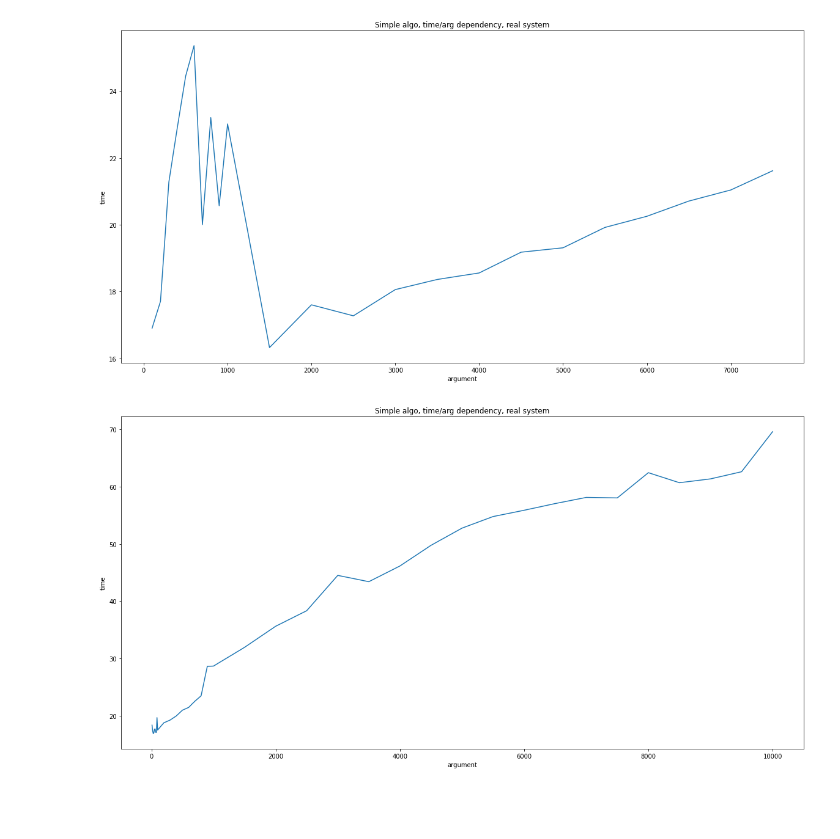
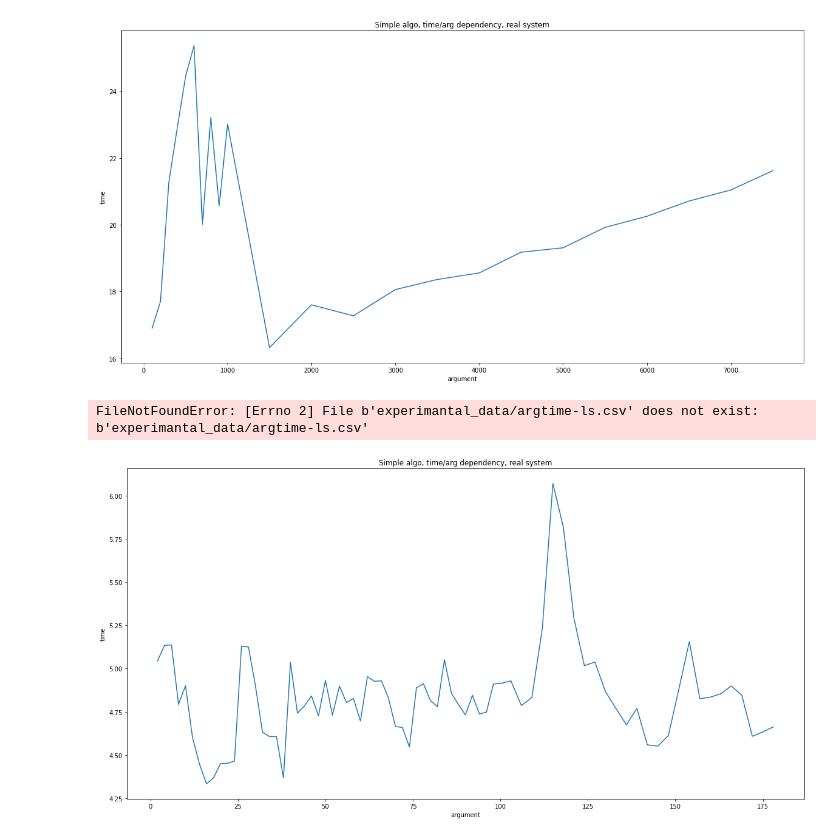
Before and after one commit to amonin7/knapsack_solution, a Jupyter notebook: Visualization.ipynb, the cells around one changed output. Cells and saved outputs as stored; diff of their text form; code cells hidden in the pictures; blank space fills up the shorter version.

Commit message:
refactored code to make experiments

```diff
--- a/Visualization.ipynb
+++ b/Visualization.ipynb
@@ -651,7 +651,12 @@ plot_best_arg_founding(df)
 # %% [output]
 [figure]
 # %%
-df = pd.read_csv('argtime-ls.csv', names=['time', 'arg'])
+df = pd.read_csv('experimantal_data/argtime-ls.csv', names=['time', 'arg'])
 plot_best_arg_founding(df)
 # %% [output]
-[figure, removed]
+FileNotFoundError: [Errno 2] File b'experimantal_data/argtime-ls.csv' does not exist: b'experimantal_data/argtime-ls.csv'
+# %%
+df = pd.read_csv('experimental_data/argtime-ls-24.csv', names=['time', 'arg', 'items'])
+plot_best_arg_founding(df)
+# %% [output]
+[figure, added]
```
Also changed, not shown: parts of 1 cell of this notebook, 1 other file.
